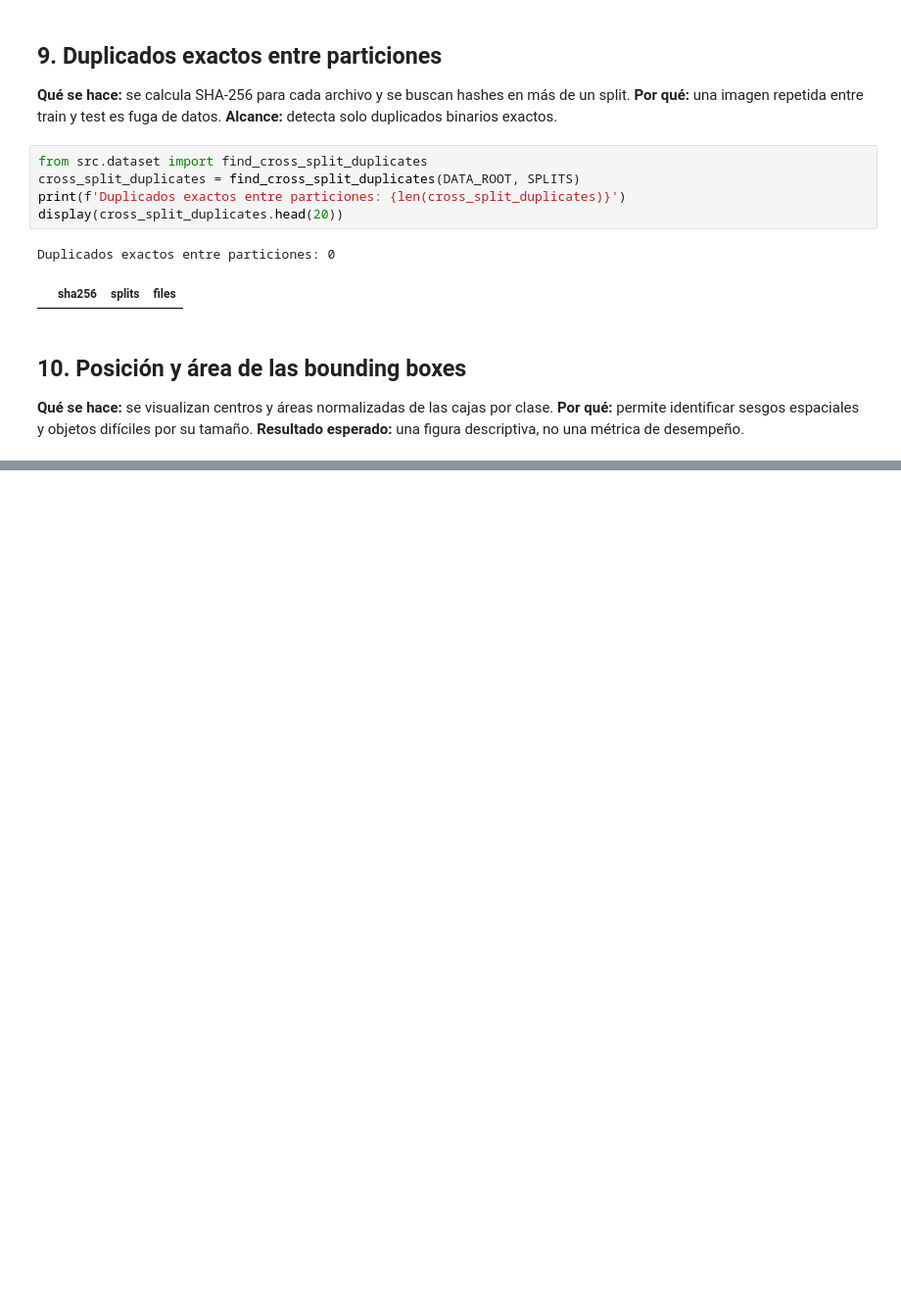
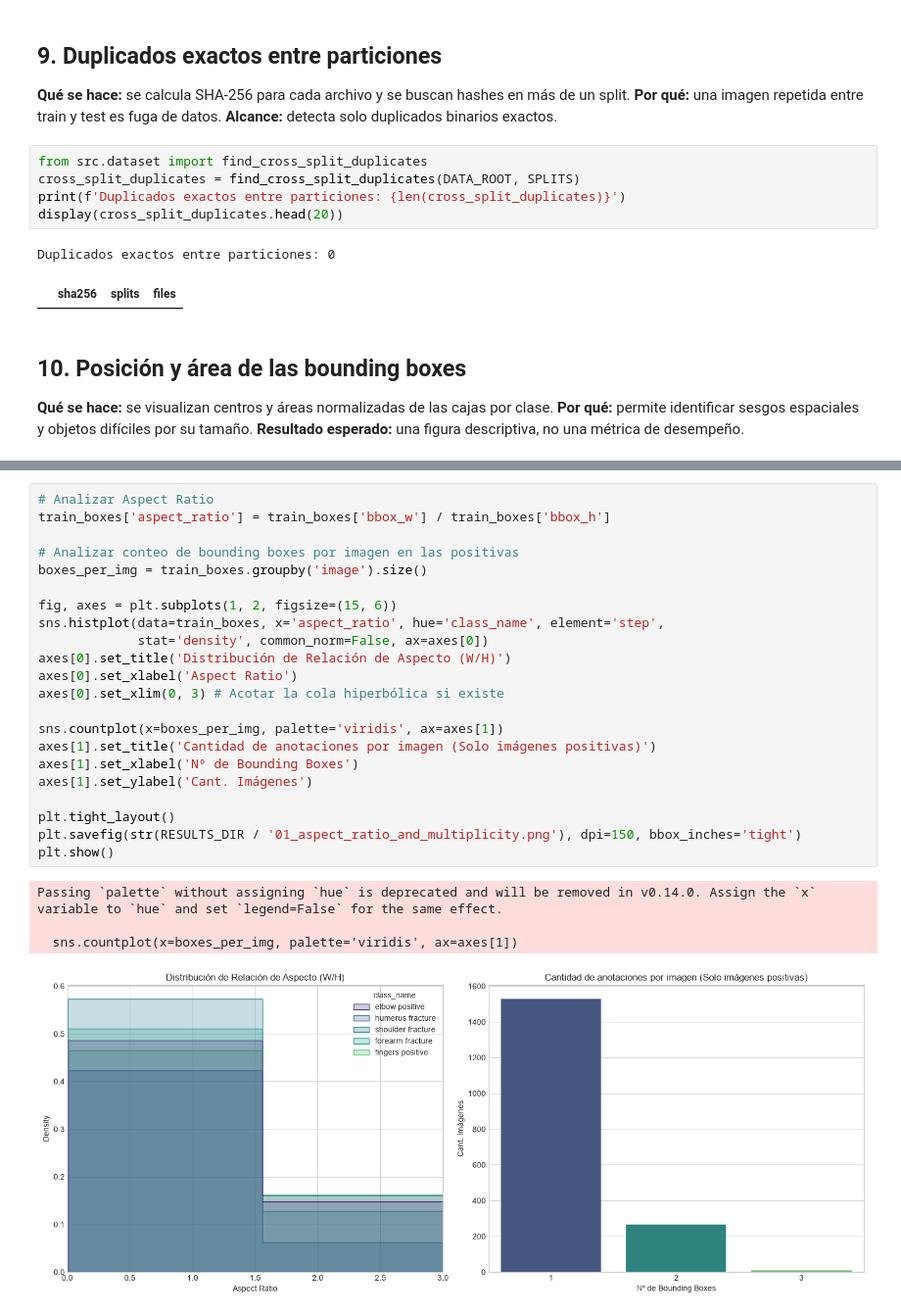
Before and after one commit to leandroabritez/VPCII_TP_CEIA, a Jupyter notebook: notebooks/01_EDA.ipynb, the cells around one changed output, grey strips where cells are left out. Shown at 98% size. Drawn from its saved outputs; the diff is of its cells as text; blank space fills up the shorter version.

Commit message:
feat(eda): añadir métricas de aspect ratio y fix conclusiones de humerus

```diff
--- a/notebooks/01_EDA.ipynb
+++ b/notebooks/01_EDA.ipynb
@@ -395,3 +393,30 @@ display(train_boxes.groupby('class_name')['bbox_area'].describe()[['count', 'mea
+# %%
+# Analizar Aspect Ratio
+train_boxes['aspect_ratio'] = train_boxes['bbox_w'] / train_boxes['bbox_h']
+
+# Analizar conteo de bounding boxes por imagen en las positivas
+boxes_per_img = train_boxes.groupby('image').size()
+
+fig, axes = plt.subplots(1, 2, figsize=(15, 6))
+sns.histplot(data=train_boxes, x='aspect_ratio', hue='class_name', element='step',
+             stat='density', common_norm=False, ax=axes[0])
+axes[0].set_title('Distribución de Relación de Aspecto (W/H)')
+axes[0].set_xlabel('Aspect Ratio')
+axes[0].set_xlim(0, 3) # Acotar la cola hiperbólica si existe
+
+sns.countplot(x=boxes_per_img, palette='viridis', ax=axes[1])
+axes[1].set_title('Cantidad de anotaciones por imagen (Solo imágenes positivas)')
+axes[1].set_xlabel('Nº de Bounding Boxes')
+axes[1].set_ylabel('Cant. Imágenes')
+
+plt.tight_layout()
+plt.savefig(str(RESULTS_DIR / '01_aspect_ratio_and_multiplicity.png'), dpi=150, bbox_inches='tight')
+plt.show()
+# %% [output]
+Passing `palette` without assigning `hue` is deprecated and will be removed in v0.14.0. Assign the `x` variable to `hue` and set `legend=False` for the same effect.
+
+  sns.countplot(x=boxes_per_img, palette='viridis', ax=axes[1])
+[figure, added]
 # %% [markdown]
 ---
 ## Conclusiones del EDA
```
Also changed, not shown: parts of 10 cells of this notebook, 1 other file.
